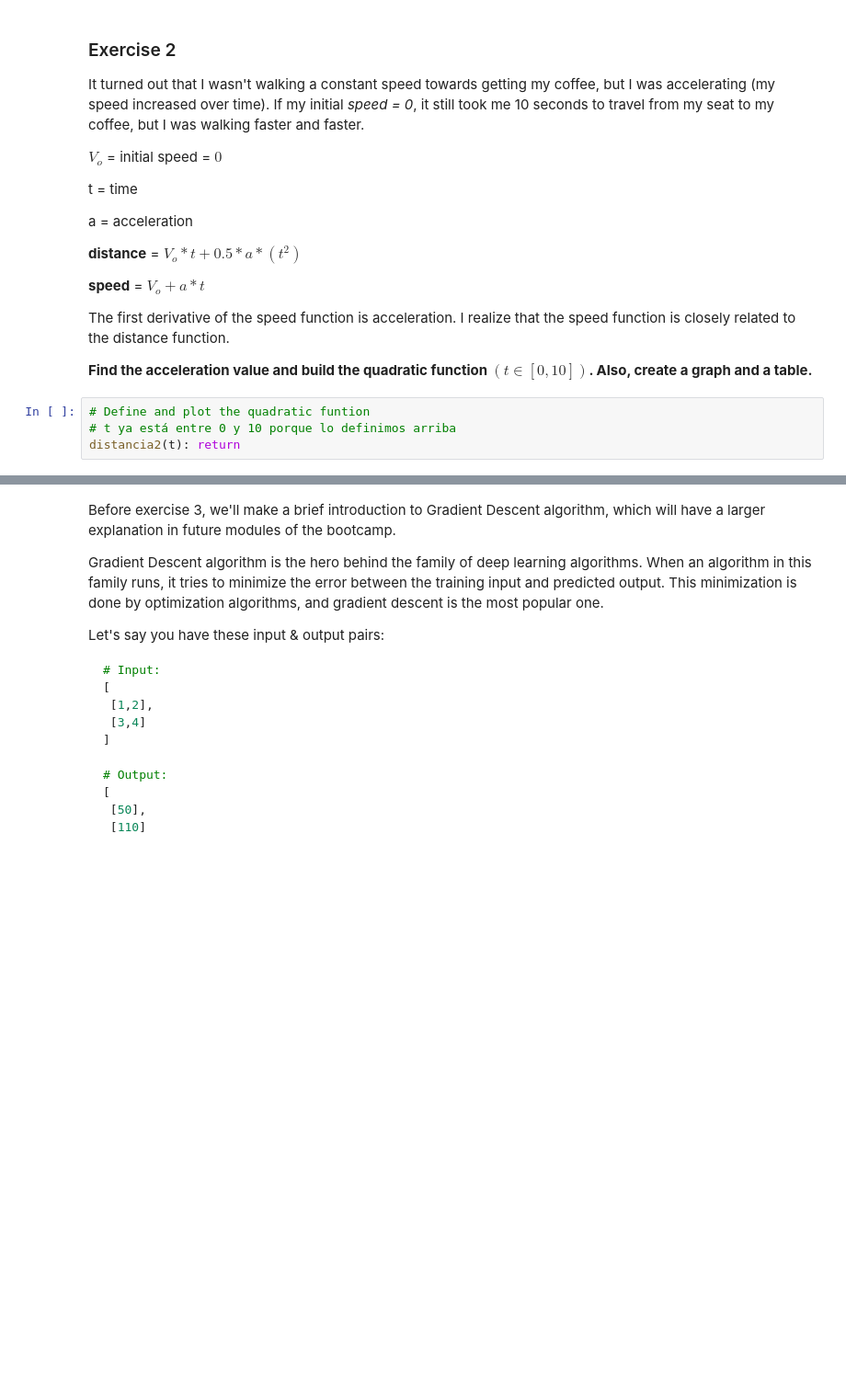
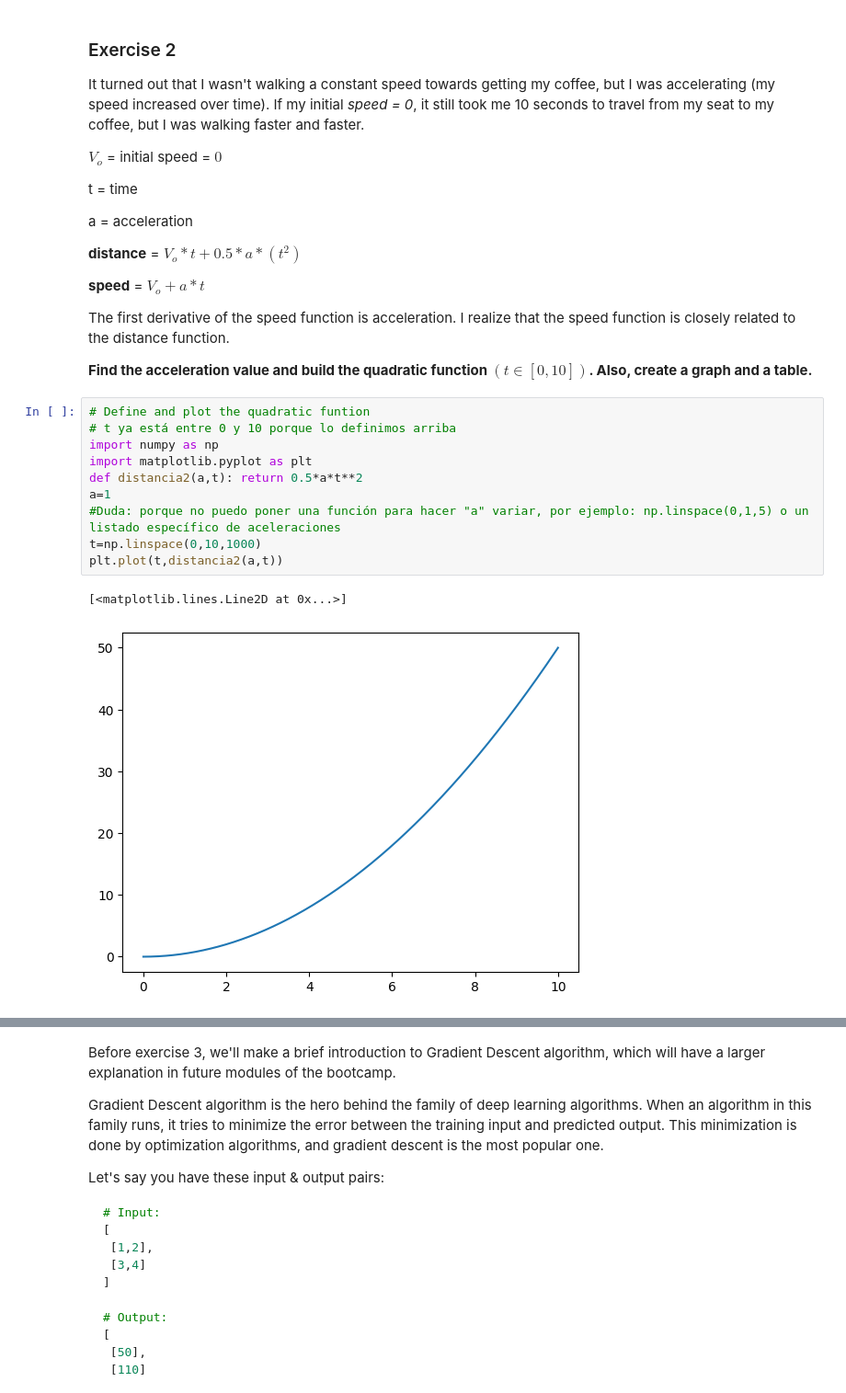
Before and after one commit to diegomacaya/calculus-and-algebra-problems-with-python, a Jupyter notebook: notebook/problems.ipynb, the cells around one changed output, grey strips where cells are left out. Shown at 92% size. Cells and saved outputs as stored; diff of their text form; blank space fills up the shorter version.

```diff
--- a/notebook/problems.ipynb
+++ b/notebook/problems.ipynb
@@ -79,6 +79,15 @@ The first derivative of the speed function is acceleration. I realize that the s
 # %%
 # Define and plot the quadratic funtion
 # t ya está entre 0 y 10 porque lo definimos arriba
-distancia2(t): return
+import numpy as np
+import matplotlib.pyplot as plt
+def distancia2(a,t): return 0.5*a*t**2
+a=1
+#Duda: porque no puedo poner una función para hacer "a" variar, por ejemplo: np.linspace(0,1,5) o un listado específico de aceleraciones
+t=np.linspace(0,10,1000)
+plt.plot(t,distancia2(a,t))
+# %% [output]
+[<matplotlib.lines.Line2D at 0x...>]
+[figure, added]
 # %%
 # Create a DataFrame
```
Also changed, not shown: parts of 14 cells of this notebook.
